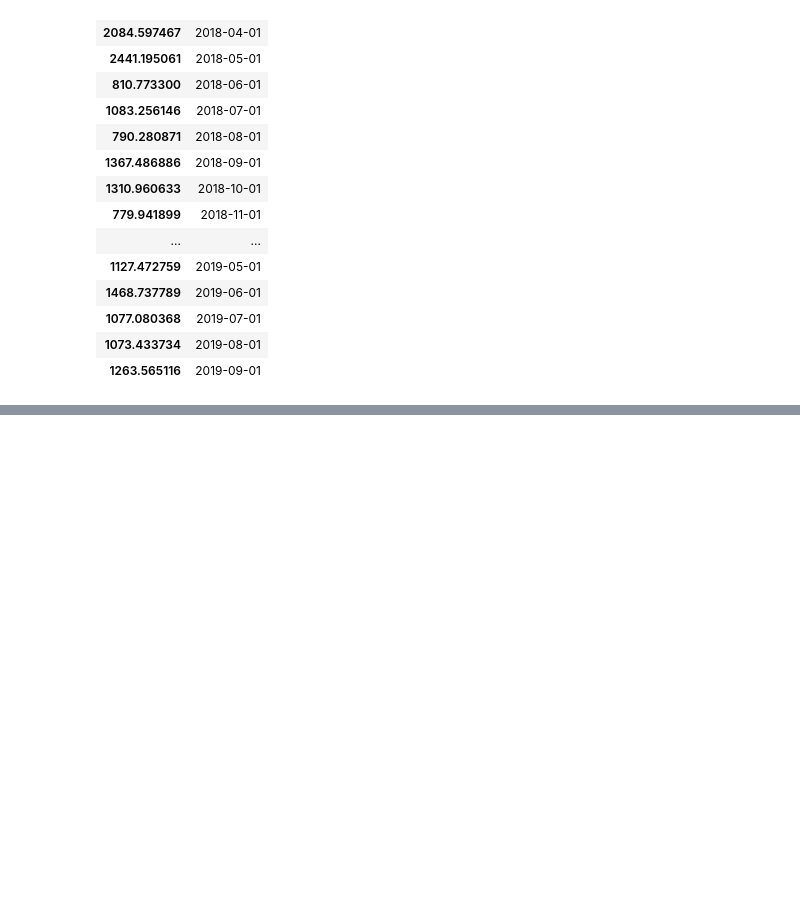
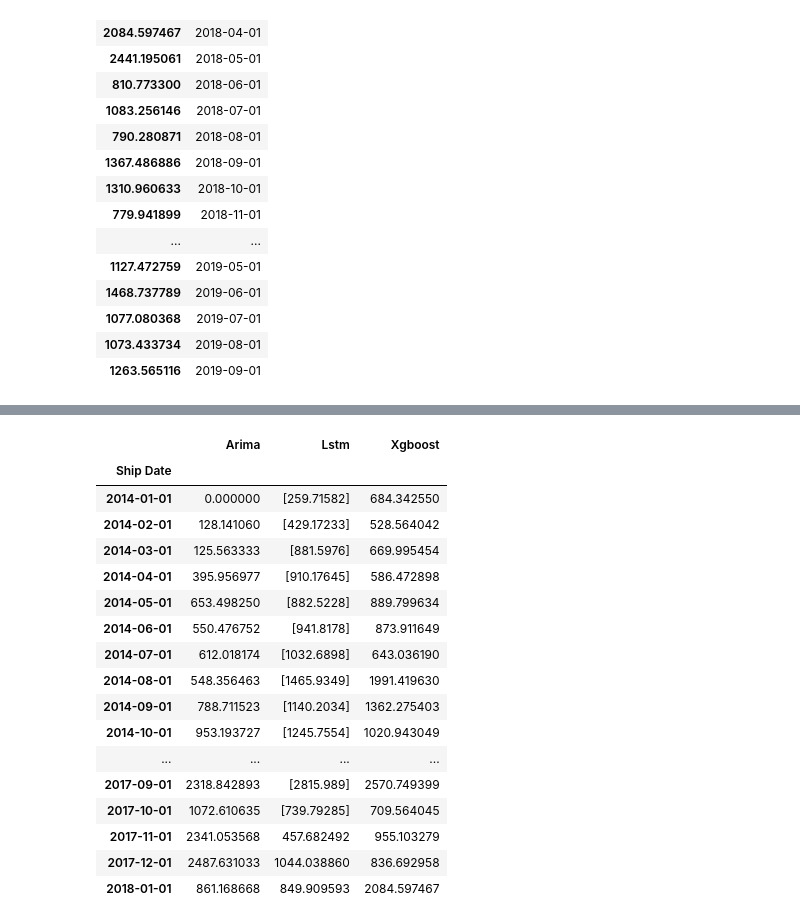
Before and after one commit to SriNithin965/project-4-2, a Jupyter notebook: code/MERGED_ALL_MODELS_FINAL.ipynb, the cells around one changed output, grey strips where cells are left out. Saved outputs shown, nothing was run; the diff lists cells and outputs as text; code cells hidden in the pictures; blank space fills up the shorter version.

```diff
--- a/code/MERGED_ALL_MODELS_FINAL.ipynb
+++ b/code/MERGED_ALL_MODELS_FINAL.ipynb
@@ -697,0 +745,4 @@ ax.set_ylim(-1,5)
+# %%
+data_arima = data[['Ship Date','Sales']]
+data_arima = data_arima.groupby('Ship Date').sum()
+data_arima = data_arima.resample('MS').median()
@@ -697,0 +775,34 @@ ax.set_ylim(-1,5)
+# %%
+v = min(data_arima['Sales'])
+# %%
+y_pred_xg_org = list(y_pred_xg) + lst_output_xg[0:3]
+y_pred_lstm_org = list(y_pred_lstm) +lst_output_lstm[0:3]
+y_pred_xg_org =  [i*v for i in y_pred_xg_org]
+y_pred_lstm_org = [i*v for i in y_pred_lstm_org]
+# %%
+org = pred.predicted_mean*min(data_arima['Sales'])
+org = pd.DataFrame(org)
+org['Arima'] = org.values
+org['Lstm'] = y_pred_lstm_org
+org['Xgboost'] = y_pred_xg_org
+org = org.drop(0,axis=1)
+org
+# %% [output]
+|  | Arima | Lstm | Xgboost |
+| Ship Date |  |  |  |
+| 2014-01-01 | 0.000000 | [259.71582] | 684.342550 |
+| 2014-02-01 | 128.141060 | [429.17233] | 528.564042 |
+| 2014-03-01 | 125.563333 | [881.5976] | 669.995454 |
+| 2014-04-01 | 395.956977 | [910.17645] | 586.472898 |
+| 2014-05-01 | 653.498250 | [882.5228] | 889.799634 |
+| 2014-06-01 | 550.476752 | [941.8178] | 873.911649 |
+| 2014-07-01 | 612.018174 | [1032.6898] | 643.036190 |
+| 2014-08-01 | 548.356463 | [1465.9349] | 1991.419630 |
+| 2014-09-01 | 788.711523 | [1140.2034] | 1362.275403 |
+| 2014-10-01 | 953.193727 | [1245.7554] | 1020.943049 |
+| ... | ... | ... | ... |
+| 2017-09-01 | 2318.842893 | [2815.989] | 2570.749399 |
+| 2017-10-01 | 1072.610635 | [739.79285] | 709.564045 |
+| 2017-11-01 | 2341.053568 | 457.682492 | 955.103279 |
+| 2017-12-01 | 2487.631033 | 1044.038860 | 836.692958 |
+| 2018-01-01 | 861.168668 | 849.909593 | 2084.597467 |
```
Also changed, not shown: parts of 19 cells of this notebook.
